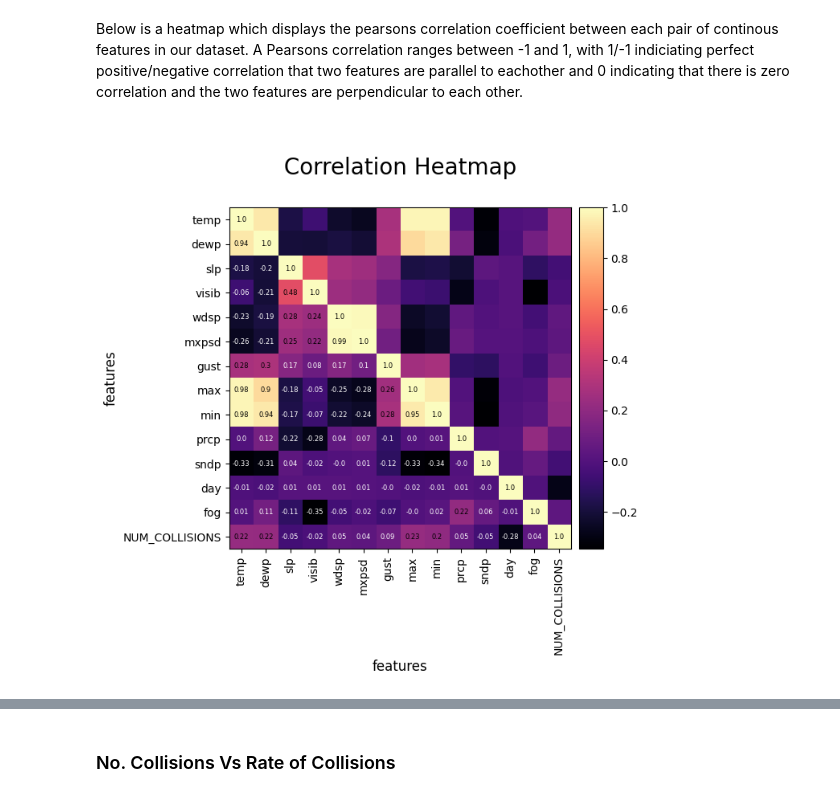
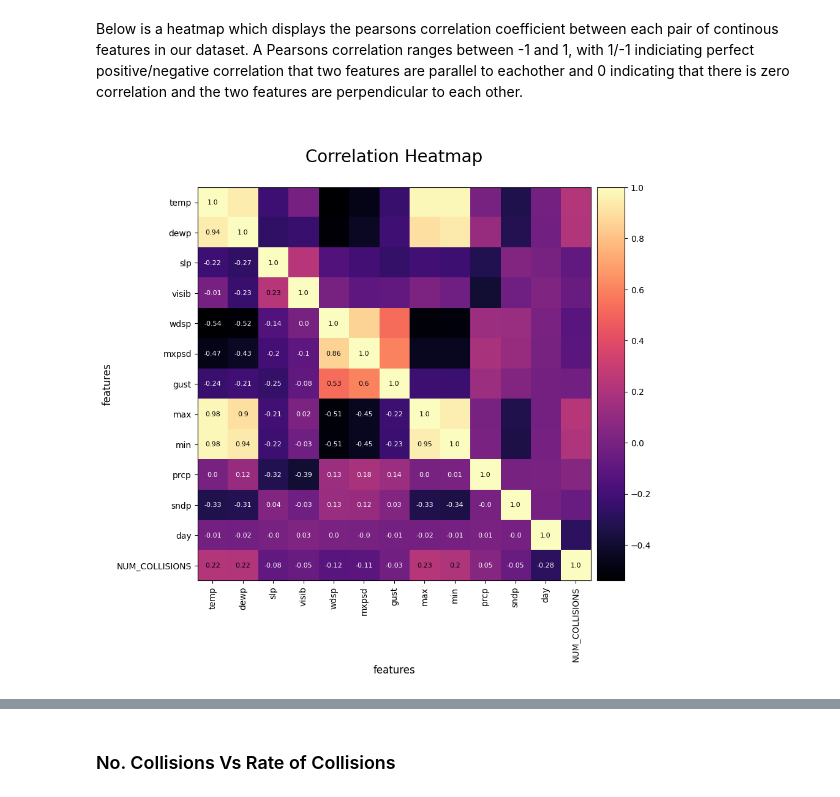
Before and after one commit to niv-en/assignments, a Jupyter notebook: MNA/assignment.ipynb, the cells around one changed output, grey strips where cells are left out. Saved outputs shown, nothing was run; the diff lists cells and outputs as text; code cells hidden in the pictures.

````diff
--- a/MNA/assignment.ipynb
+++ b/MNA/assignment.ipynb
@@ -462,7 +491,7 @@ Mean Imputation for `gust`, `wdsp`, `slp`, `visib`, `mxpsd`.
 
 feature_missing_indicator = {'gust' : 999.9 , 'wdsp' : 999.9 , 'slp' : 9999.9 , 'visib' : 999.9 , 'mxpsd'  :999.9 }
 for feature, indicator in feature_missing_indicator.items():
-    df[feature] = df[feature].replace(indicator, df[feature].mean() )
+    df[feature] = df[feature].replace(indicator, df[feature][df[feature] != indicator].mean() )
 # %% [markdown]
 ### converting dates to pandas datetime dtype
 # %% [markdown]
@@ -492,5 +521,5 @@ Its important to note that our dataset currently contains both continous and dis
 # %%
-continous_features = ['temp','dewp','slp', 'visib', 'wdsp','mxpsd','gust','max','min','prcp', 'sndp' , 'day' , 'fog' , 'NUM_COLLISIONS']
+continous_features = ['temp','dewp','slp', 'visib', 'wdsp','mxpsd','gust','max','min','prcp', 'sndp' , 'day'  , 'NUM_COLLISIONS']
 dateime_features = ['collision_date']
 categorical_features = ['day', 'year', 'mo' , 'fog' ]
 # %% [markdown]
@@ -504,36 +531,35 @@ Below is a heatmap which displays the pearsons correlation coefficient between e
 # %%
 import matplotlib as mpl
 from mpl_toolkits.axes_grid1 import make_axes_locatable
 
-
-fig,ax = plt.subplots( 1,   figsize = (6,6)  )
+fig,ax = plt.subplots( 1,   figsize = (9,9)  )
 
 correlation_matrix = df[continous_features].corr().values
 
 
 heatmap = ax.imshow( correlation_matrix , cmap = 'magma')
 
 for i in range(len(continous_features) ):
     for j in range(i, len(continous_features)  ):
         if correlation_matrix[i,j] > 0.2:
-            ax.text(i,j, round(correlation_matrix[i,j], 2) , size = 6, ha = 'center' , va = 'center'  )
+            ax.text(i,j, round(correlation_matrix[i,j], 2) , size = 8, ha = 'center' , va = 'center'  )
         else:
-            ax.text(i,j, round(correlation_matrix[i,j], 2) , size = 6, ha = 'center' , va = 'center' , c = 'white' )
+            ax.text(i,j, round(correlation_matrix[i,j], 2) , size = 8, ha = 'center' , va = 'center' , c = 'white' )
       # plt.text(j,i , round(correlation_matrix[i,j], 2) , size = 6, ha = 'center' , va = 'center'  )
 
 divider = make_axes_locatable(ax)
-cax = divider.append_axes('right', size='7%', pad=0.1 )
+cax = divider.append_axes('right',  size='7%', pad=0.1 )
 
 fig.colorbar(heatmap, cax = cax  )
 
 ax.set_xticks(np.arange(len(continous_features) ) , continous_features , rotation = 90 )
 ax.set_yticks(np.arange(len(continous_features)) , continous_features )
 
 ax.set_title('\n Correlation Heatmap \n ' , size = 20 )
 ax.set_xlabel('features', size = 12  )
 ax.set_ylabel('features', size = 12  ) ;
 # %% [output]
-[figure, old version]
+[figure, new version]
 # %% [markdown]
 Given that we are interested in using weather/time data in order to predict  ```NUM_COLLISIONS```, we will primarly be focusing on the bottom row of our heatmap which displays each of the pairwise correlations with `NUM_COLLISIONS`. Across the board we can see that the correlation between our features `NUM_COLLISIONS` seems quite weak with no feature achieving an r score above 0.3.
 
````
Also changed, not shown: parts of 115 cells of this notebook.
